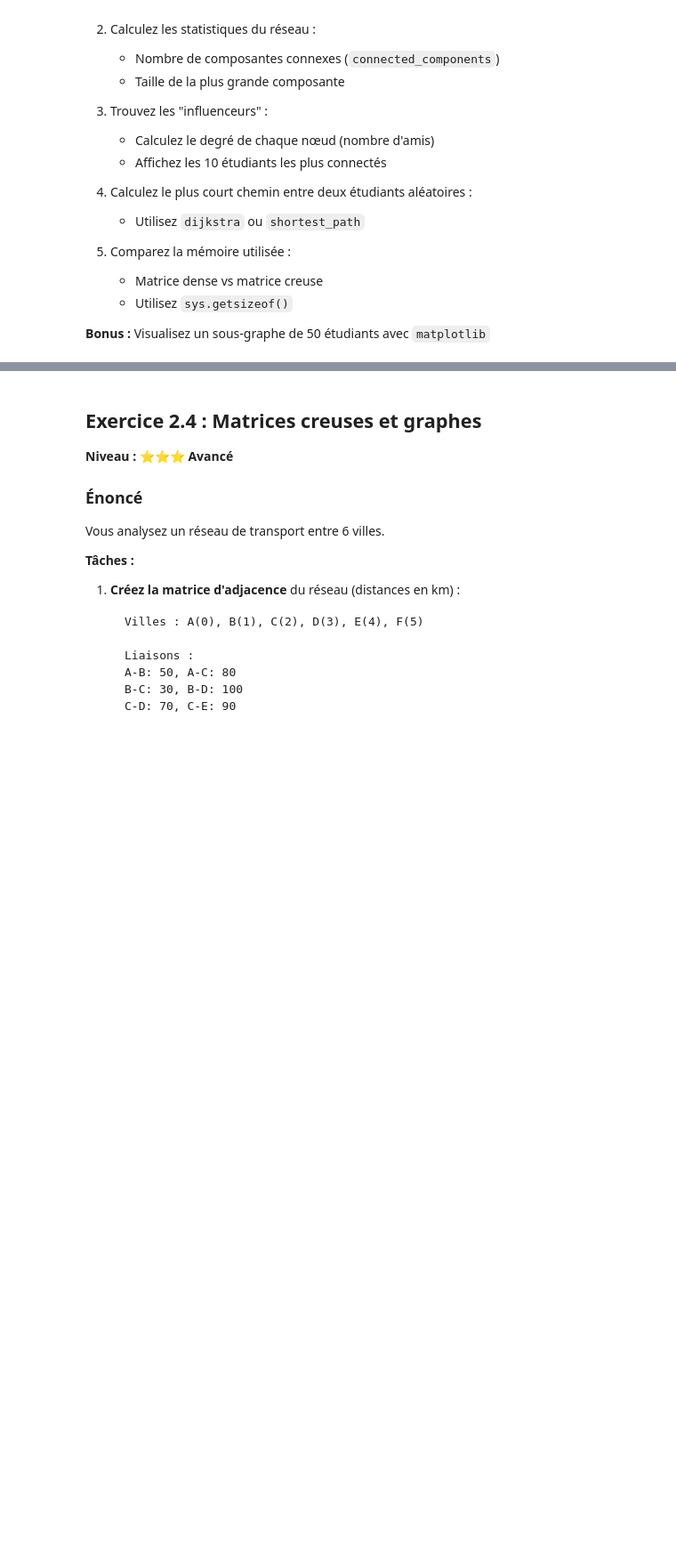
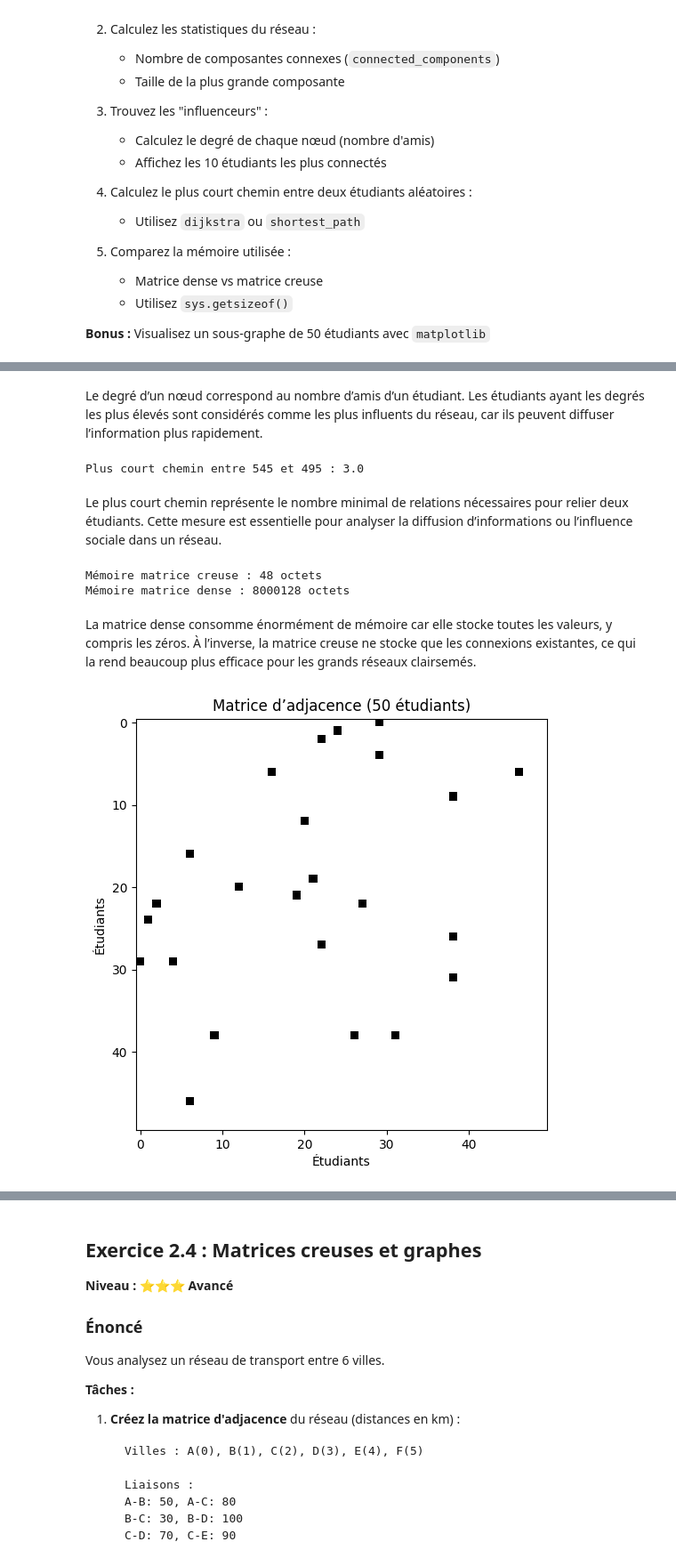
Before and after one commit to USMS-FPK-IA-GI-2025/controle-01-numpy-and-matplotlib-iris-Laylaouyoussef68, a Jupyter notebook: exercices/exercices-pratiques-scipy.ipynb, the cells around one changed output, grey strips where cells are left out. Shown at 89% size. Saved outputs shown, nothing was run; the diff lists cells and outputs as text; code cells hidden in the pictures; blank space fills up the shorter version.

Commit message:
controle02_scipy_Exercice2.ipynb

```diff
--- a/exercices/exercices-pratiques-scipy.ipynb
+++ b/exercices/exercices-pratiques-scipy.ipynb
@@ -774,3 +995,30 @@ Vous analysez un réseau social d'une université de 1000 étudiants. Les connex
    - Utilisez `sys.getsizeof()`
 
 **Bonus :** Visualisez un sous-graphe de 50 étudiants avec `matplotlib`
+# %%
+#Création de la matrice d’adjacence creuse (1000 × 1000)
+import numpy as np
+from scipy.sparse import csr_matrix
+
+np.random.seed(42)
+
+n = 1000
+nb_connexions = 7500  # 15 amis en moyenne (1000*15/2)
+
+# Génération aléatoire des connexions
+rows = np.random.randint(0, n, nb_connexions)
+cols = np.random.randint(0, n, nb_connexions)
+
+# Suppression des boucles (i != j)
+mask = rows != cols
+rows = rows[mask]
+cols = cols[mask]
+
+data = np.ones(len(rows))
+
+# Création de la matrice creuse
+A = csr_matrix((data, (rows, cols)), shape=(n, n))
+
+# Assurer la symétrie (réseau non orienté)
+A = A + A.T
+A[A > 1] = 1
@@ -776,0 +1064,48 @@ Vous analysez un réseau social d'une université de 1000 étudiants. Les connex
+# %% [markdown]
+Le degré d’un nœud correspond au nombre d’amis d’un étudiant. Les étudiants ayant les degrés les plus élevés sont considérés comme les plus influents du réseau, car ils peuvent diffuser l’information plus rapidement.
+# %%
+#Plus court chemin entre deux étudiants
+from scipy.sparse.csgraph import shortest_path
+
+# Choix aléatoire de deux étudiants
+u, v = np.random.choice(n, 2, replace=False)
+
+# Calcul du plus court chemin
+distances, predecessors = shortest_path(
+    A, directed=False, return_predecessors=True
+)
+
+print(f"Plus court chemin entre {u} et {v} : {distances[u, v]}")
+# %% [output]
+Plus court chemin entre 545 et 495 : 3.0
+# %% [markdown]
+Le plus court chemin représente le nombre minimal de relations nécessaires pour relier deux étudiants. Cette mesure est essentielle pour analyser la diffusion d’informations ou l’influence sociale dans un réseau.
+# %%
+#Comparaison de la mémoire utilisée
+import sys
+
+# Matrice dense équivalente
+A_dense = A.toarray()
+
+print("Mémoire matrice creuse :", sys.getsizeof(A), "octets")
+print("Mémoire matrice dense :", sys.getsizeof(A_dense), "octets")
+# %% [output]
+Mémoire matrice creuse : 48 octets
+Mémoire matrice dense : 8000128 octets
+# %% [markdown]
+La matrice dense consomme énormément de mémoire car elle stocke toutes les valeurs, y compris les zéros. À l’inverse, la matrice creuse ne stocke que les connexions existantes, ce qui la rend beaucoup plus efficace pour les grands réseaux clairsemés.
+# %%
+#Bonus – Visualisation d’un sous-graphe (50 étudiants)
+import matplotlib.pyplot as plt
+
+# Sous-graphe de 50 étudiants
+sub = A[:50, :50].toarray()
+
+plt.figure(figsize=(6, 6))
+plt.imshow(sub, cmap="Greys")
+plt.title("Matrice d’adjacence (50 étudiants)")
+plt.xlabel("Étudiants")
+plt.ylabel("Étudiants")
+plt.show()
+# %% [output]
+[figure, added]
```
Also changed, not shown: parts of 58 cells of this notebook.
